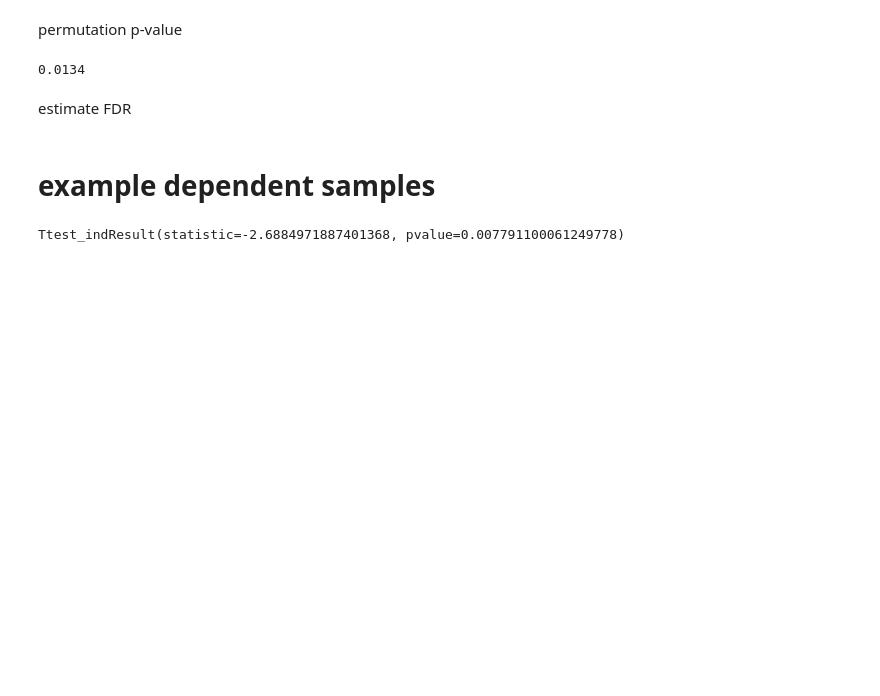
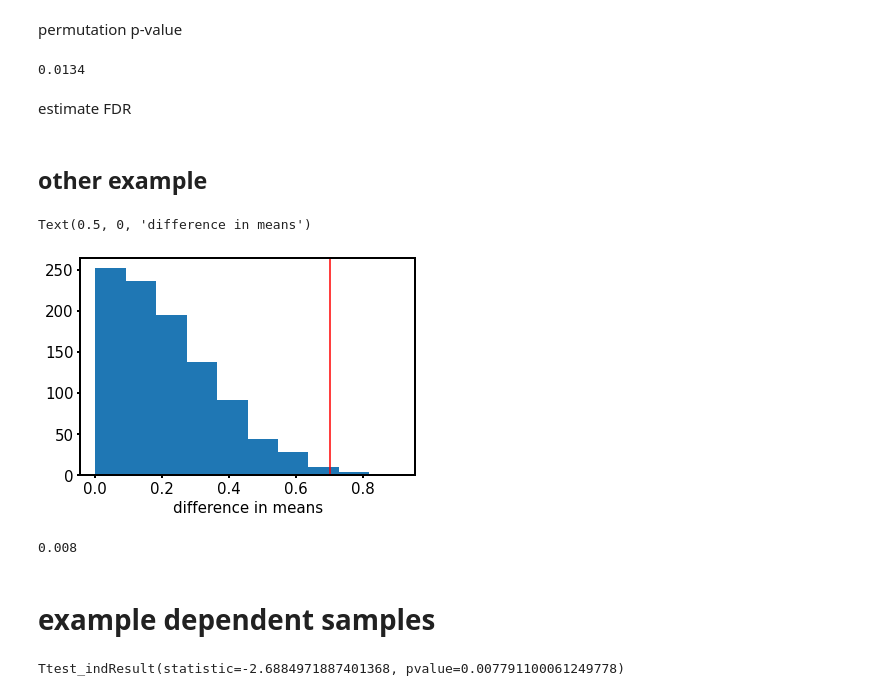
Before and after one commit to Annatkachev/StatLAB, a Jupyter notebook: StatSign_1/stat_sign_1_seminar.ipynb, the cells around one changed output. Saved outputs shown, nothing was run; the diff lists cells and outputs as text; code cells hidden in the pictures; blank space fills up the shorter version.

```diff
--- a/StatSign_1/stat_sign_1_seminar.ipynb
+++ b/StatSign_1/stat_sign_1_seminar.ipynb
@@ -468,6 +468,40 @@ np.sum(n_random>=11)/N
 0.0134
 # %% [markdown]
 estimate FDR
+# %% [markdown]
+## other example
+# %%
+#sample size
+K=30
+
+
+X=pd.Series(list(normal(10,1,K))+list(normal(11,1,K)),dtype=float)
+# %%
+inda=X.index[:K]
+indb=X.index[K:]
+original_statistics=np.abs(X[inda].mean()-X[indb].mean())
+# %%
+N=1000
+statistics=pd.Series(index=np.arange(0,N),dtype=float)
+
+
+for i in np.arange(0,N):
+    randomind=permutation(X.index)
+    inda=randomind[:K]
+    indb=randomind[K:]
+
+    statistics[i]=np.abs(X[inda].mean()-X[indb].mean())
+# %%
+plt.hist(statistics)
+plt.axvline(x=original_statistics,color='red')
+plt.xlabel('difference in means')
+# %% [output]
+Text(0.5, 0, 'difference in means')
+[figure, added]
+# %%
+np.sum(statistics>=original_statistics)/N
+# %% [output]
+0.008
 # %% [markdown]
 # example dependent samples
 # %%
```
